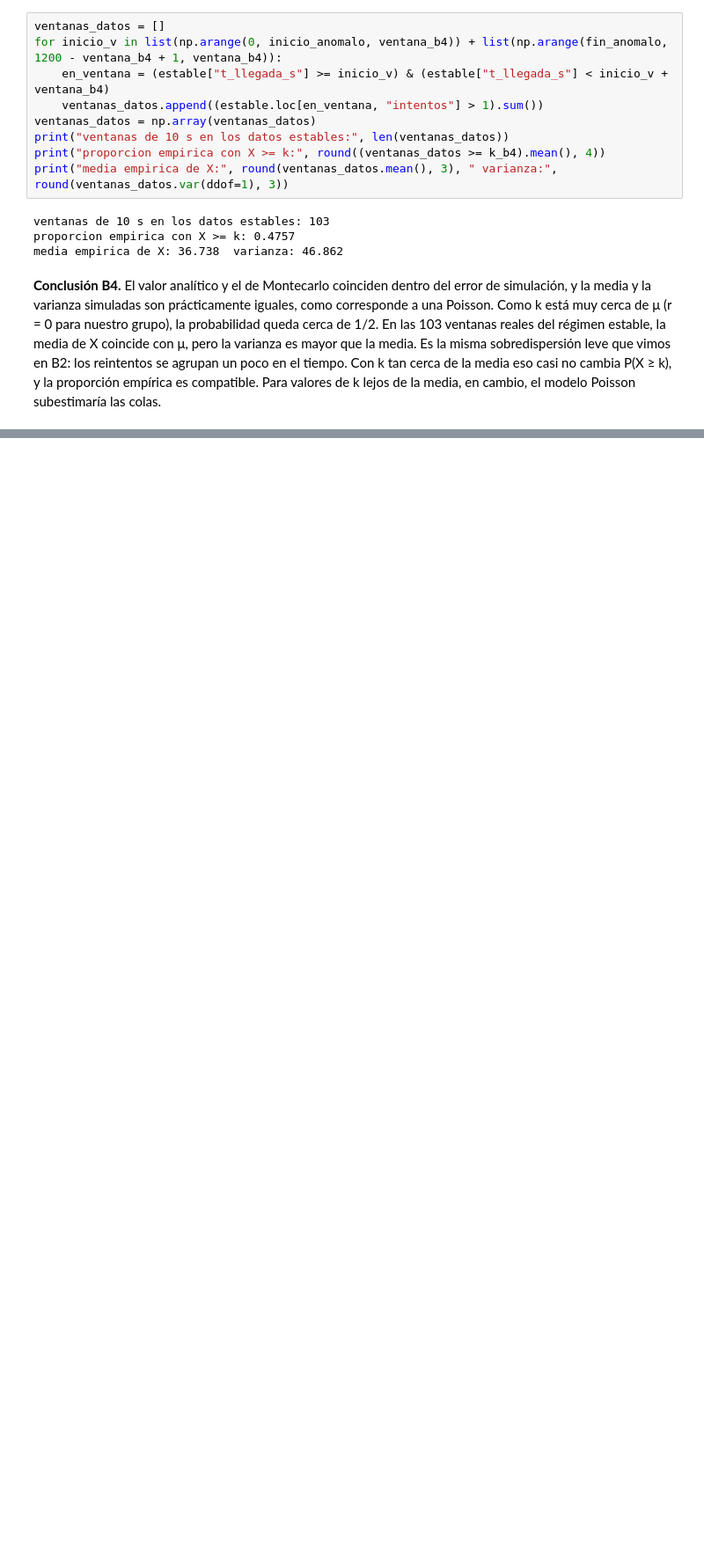
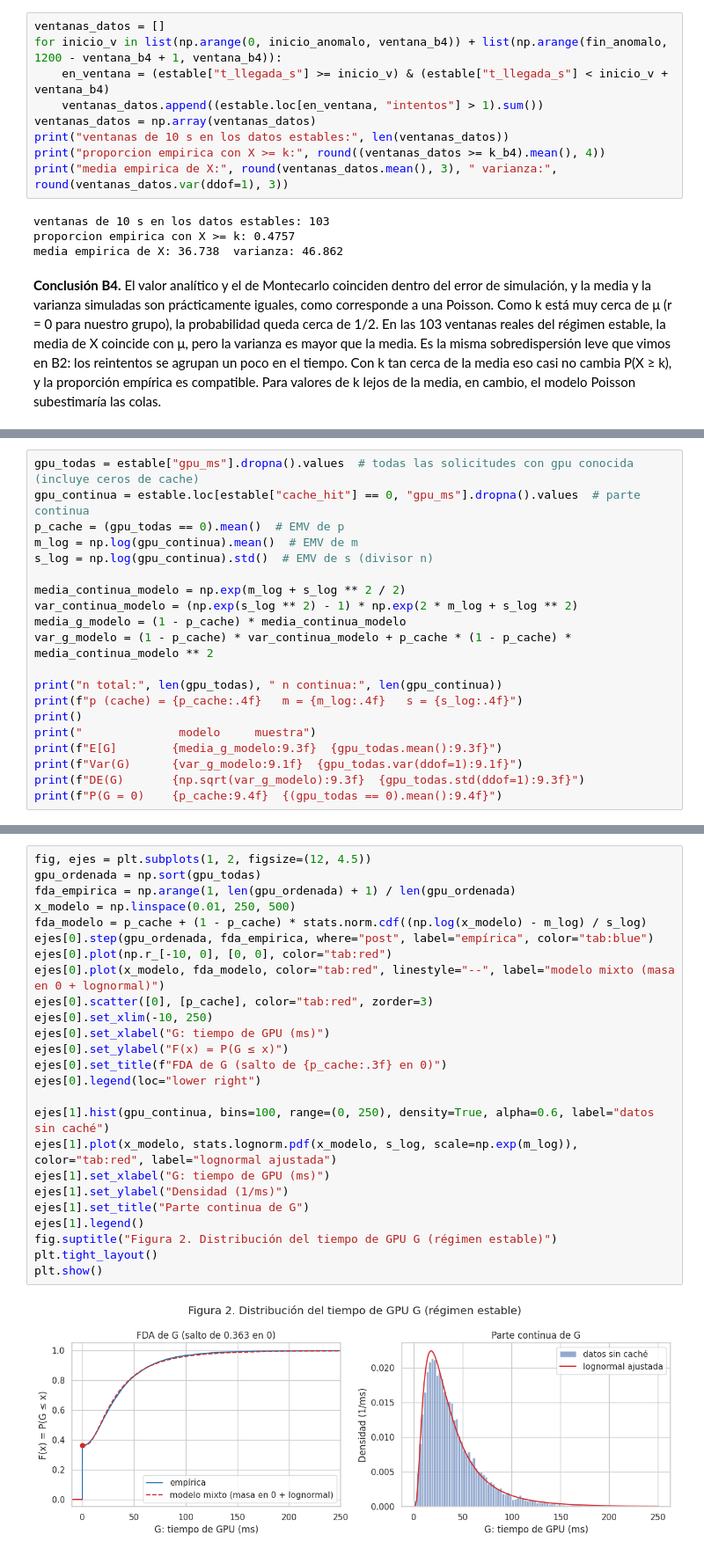
Before and after one commit to Sneider0810/projecto-cci, a Jupyter notebook: proyecto_final_CCI.ipynb, the cells around one changed output, grey strips where cells are left out. Shown at 88% size. Cells and saved outputs as stored; diff of their text form; blank space fills up the shorter version.

```diff
--- a/proyecto_final_CCI.ipynb
+++ b/proyecto_final_CCI.ipynb
@@ -999,0 +1057,20 @@ media empirica de X: 36.738  varianza: 46.862
+# %%
+gpu_todas = estable["gpu_ms"].dropna().values  # todas las solicitudes con gpu conocida (incluye ceros de cache)
+gpu_continua = estable.loc[estable["cache_hit"] == 0, "gpu_ms"].dropna().values  # parte continua
+p_cache = (gpu_todas == 0).mean()  # EMV de p
+m_log = np.log(gpu_continua).mean()  # EMV de m
+s_log = np.log(gpu_continua).std()  # EMV de s (divisor n)
+
+media_continua_modelo = np.exp(m_log + s_log ** 2 / 2)
+var_continua_modelo = (np.exp(s_log ** 2) - 1) * np.exp(2 * m_log + s_log ** 2)
+media_g_modelo = (1 - p_cache) * media_continua_modelo
+var_g_modelo = (1 - p_cache) * var_continua_modelo + p_cache * (1 - p_cache) * media_continua_modelo ** 2
+
+print("n total:", len(gpu_todas), " n continua:", len(gpu_continua))
+print(f"p (cache) = {p_cache:.4f}   m = {m_log:.4f}   s = {s_log:.4f}")
+print()
+print("              modelo     muestra")
+print(f"E[G]        {media_g_modelo:9.3f}  {gpu_todas.mean():9.3f}")
+print(f"Var(G)      {var_g_modelo:9.1f}  {gpu_todas.var(ddof=1):9.1f}")
+print(f"DE(G)       {np.sqrt(var_g_modelo):9.3f}  {gpu_todas.std(ddof=1):9.3f}")
+print(f"P(G = 0)    {p_cache:9.4f}  {(gpu_todas == 0).mean():9.4f}")
@@ -999,0 +1131,27 @@ media empirica de X: 36.738  varianza: 46.862
+# %%
+fig, ejes = plt.subplots(1, 2, figsize=(12, 4.5))
+gpu_ordenada = np.sort(gpu_todas)
+fda_empirica = np.arange(1, len(gpu_ordenada) + 1) / len(gpu_ordenada)
+x_modelo = np.linspace(0.01, 250, 500)
+fda_modelo = p_cache + (1 - p_cache) * stats.norm.cdf((np.log(x_modelo) - m_log) / s_log)
+ejes[0].step(gpu_ordenada, fda_empirica, where="post", label="empírica", color="tab:blue")
+ejes[0].plot(np.r_[-10, 0], [0, 0], color="tab:red")
+ejes[0].plot(x_modelo, fda_modelo, color="tab:red", linestyle="--", label="modelo mixto (masa en 0 + lognormal)")
+ejes[0].scatter([0], [p_cache], color="tab:red", zorder=3)
+ejes[0].set_xlim(-10, 250)
+ejes[0].set_xlabel("G: tiempo de GPU (ms)")
+ejes[0].set_ylabel("F(x) = P(G ≤ x)")
+ejes[0].set_title(f"FDA de G (salto de {p_cache:.3f} en 0)")
+ejes[0].legend(loc="lower right")
+
+ejes[1].hist(gpu_continua, bins=100, range=(0, 250), density=True, alpha=0.6, label="datos sin caché")
+ejes[1].plot(x_modelo, stats.lognorm.pdf(x_modelo, s_log, scale=np.exp(m_log)), color="tab:red", label="lognormal ajustada")
+ejes[1].set_xlabel("G: tiempo de GPU (ms)")
+ejes[1].set_ylabel("Densidad (1/ms)")
+ejes[1].set_title("Parte continua de G")
+ejes[1].legend()
+fig.suptitle("Figura 2. Distribución del tiempo de GPU G (régimen estable)")
+plt.tight_layout()
+plt.show()
+# %% [output]
+[figure, added]
```
Also changed, not shown: parts of 154 cells of this notebook.
